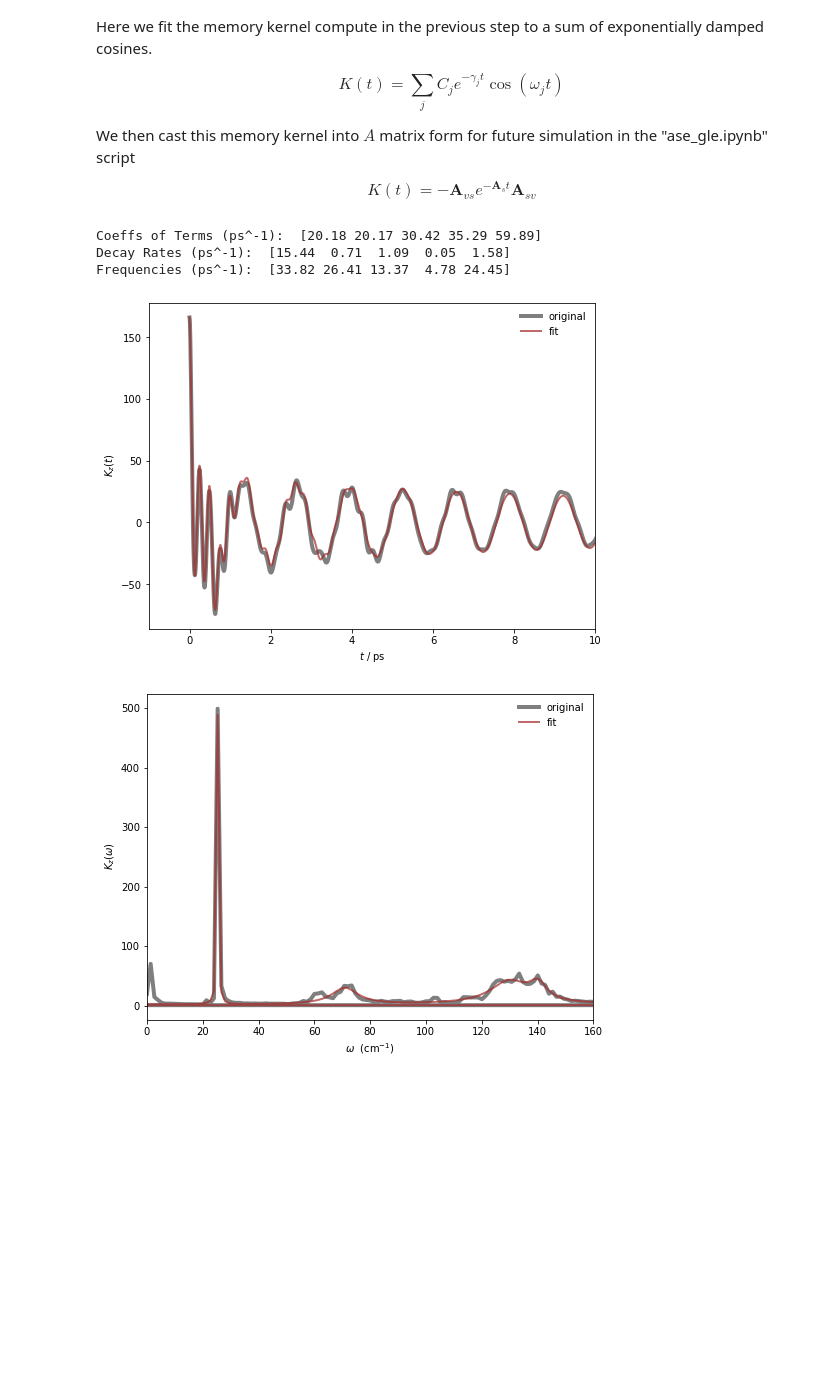
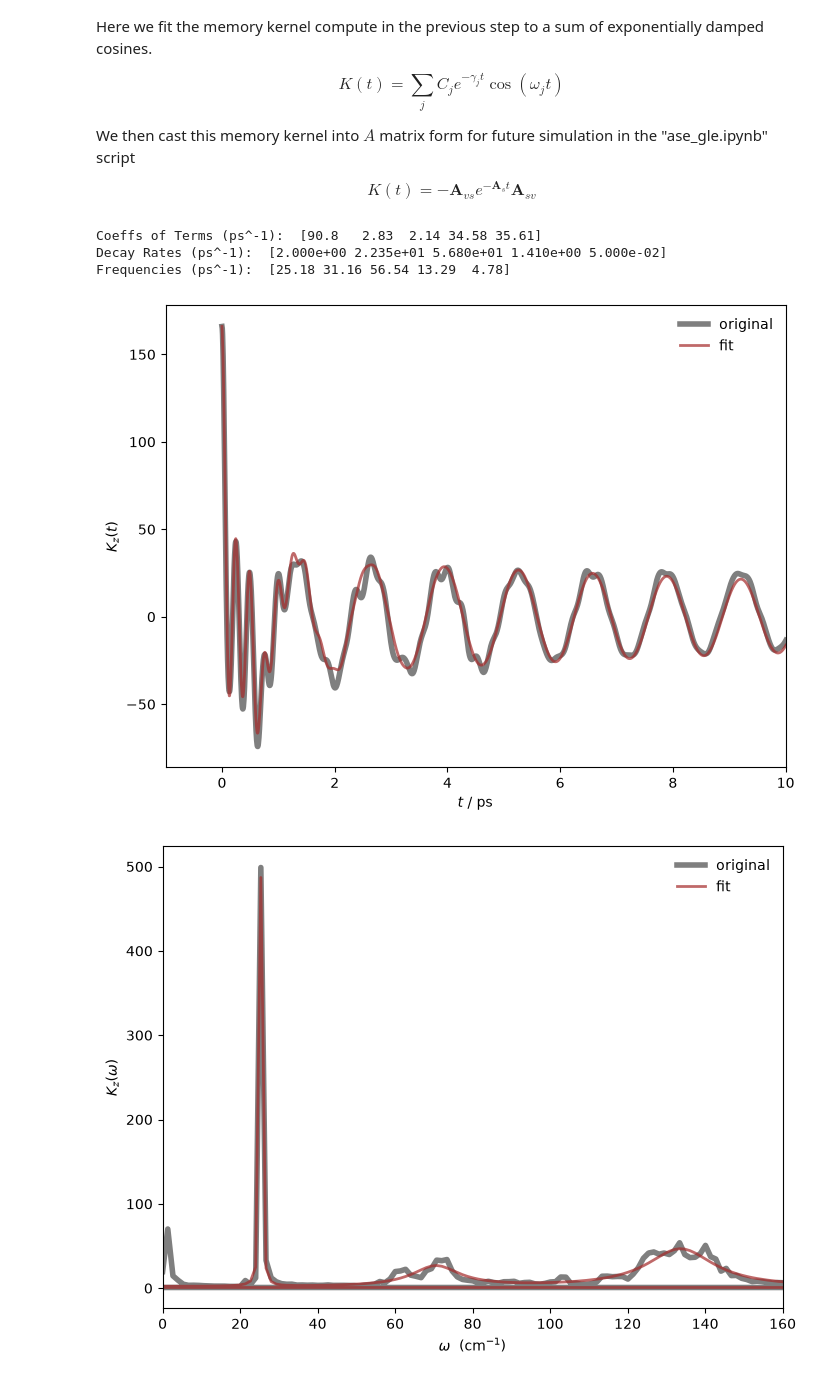
Before and after one commit to afarahva/gleqpy, a Jupyter notebook: examples/ase/ase_memory.ipynb, the cells around one changed output. Saved outputs shown, nothing was run; the diff lists cells and outputs as text; code cells hidden in the pictures; blank space fills up the shorter version.

```diff
--- a/examples/ase/ase_memory.ipynb
+++ b/examples/ase/ase_memory.ipynb
@@ -178,38 +178,38 @@ freqs_guess = [4, 10, 12, 15, 17, 22, 23, 24, 25, 26]
 
 # Fit memory kernel
 A = memt.Amatrix()
-Ktz_fit, coeffs_fit, decays_fit, freqs_fit = A.fit(t_arr, Ktz_t, nterm, coeffs_guess, decays_guess, freqs_guess, bounds=(0.01,np.inf))
+Ktz_fit, coeffs_fit, decays_fit, freqs_fit = A.fit(t_arr, Ktz_t, nterm, coeffs_guess, decays_guess, freqs_guess, bounds=(0.01,500))
 Kfz_fit = calc_spectral([Ktz_fit],scale=1/(2*dt))[0]
 
 ##### Plot
 # Plot Time
 plt.figure(figsize=[8,6])
 plt.plot(t_arr, Ktz_t, linewidth=4, alpha=0.5, color="k")
 plt.plot(t_arr, Ktz_fit, linewidth=2, alpha=0.7, color="brown")
 plt.xlabel("$t$ / ps")
 plt.ylabel(" $K_z(t)$ ")
 plt.legend(["original","fit"],frameon=False)
 plt.xlim(-1,10)
 
 # Plot Frequency
 plt.figure(figsize=[8,6])
 plt.plot(freq_cm, Kfz_t, linewidth=4.0, alpha=0.5, color="k")
 plt.plot(freq_cm, Kfz_fit, linewidth=2.0, alpha=0.7, color="brown")
 plt.xlabel(r"$\omega$  (cm$^{-1})$")
 plt.ylabel(r" $K_z(\omega)$ ")
 plt.legend(["original","fit"],frameon=False)
 plt.xlim(-0,160)
 
 # Print and Output
 print("Coeffs of Terms (ps^-1): ",coeffs_fit.round(2))
 print("Decay Rates (ps^-1): ",decays_fit.round(2))
 print("Frequencies (ps^-1): ",freqs_fit.round(2))
 
 # Write Output
 A.write_Amatrix("Kz_%dterm.A"%nterm)
 # %% [output]
-Coeffs of Terms (ps^-1):  [20.18 20.17 30.42 35.29 59.89]
-Decay Rates (ps^-1):  [15.44  0.71  1.09  0.05  1.58]
-Frequencies (ps^-1):  [33.82 26.41 13.37  4.78 24.45]
+Coeffs of Terms (ps^-1):  [90.8   2.83  2.14 34.58 35.61]
+Decay Rates (ps^-1):  [2.000e+00 2.235e+01 5.680e+01 1.410e+00 5.000e-02]
+Frequencies (ps^-1):  [25.18 31.16 56.54 13.29  4.78]
-[figure, old version]
+[figure, new version]
-[figure, old version]
+[figure, new version]
```
Also changed, not shown: parts of 1 cell of this notebook, 3 other files.
